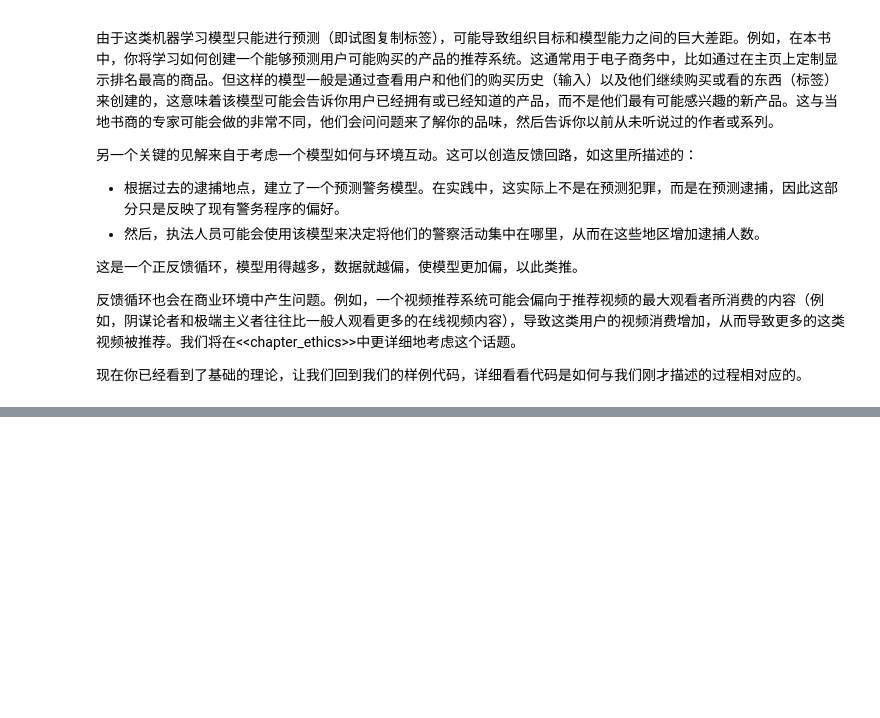
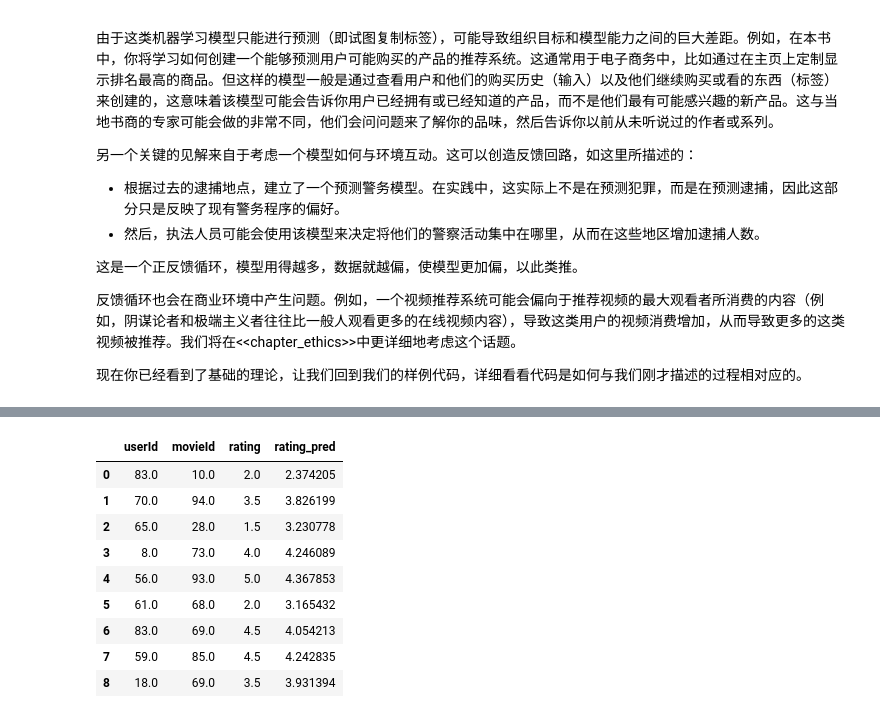
Before and after one commit to coldwindx/fastbook, a Jupyter notebook: book/01.intro.ipynb, the cells around one changed output, grey strips where cells are left out. Saved outputs shown, nothing was run; the diff lists cells and outputs as text; code cells hidden in the pictures; blank space fills up the shorter version.

```diff
--- a/book/01.intro.ipynb
+++ b/book/01.intro.ipynb
@@ -969,0 +791,6 @@ Try to think of three areas where feedback loops might impact the use of machine
+# %%
+from fastai.collab import *
+path = untar_data(URLs.ML_SAMPLE)
+dls = CollabDataLoaders.from_csv(path/'ratings.csv')
+learn = collab_learner(dls, y_range=(0.5, 5.5))
+learn.fine_tune(10)
@@ -969,0 +819,13 @@ Try to think of three areas where feedback loops might impact the use of machine
+# %%
+learn.show_results()
+# %% [output]
+|  | userId | movieId | rating | rating_pred |
+| 0 | 83.0 | 10.0 | 2.0 | 2.374205 |
+| 1 | 70.0 | 94.0 | 3.5 | 3.826199 |
+| 2 | 65.0 | 28.0 | 1.5 | 3.230778 |
+| 3 | 8.0 | 73.0 | 4.0 | 4.246089 |
+| 4 | 56.0 | 93.0 | 5.0 | 4.367853 |
+| 5 | 61.0 | 68.0 | 2.0 | 3.165432 |
+| 6 | 83.0 | 69.0 | 4.5 | 4.054213 |
+| 7 | 59.0 | 85.0 | 4.5 | 4.242835 |
+| 8 | 18.0 | 69.0 | 3.5 | 3.931394 |
```
Also changed, not shown: parts of 35 cells of this notebook, 16 other files.
